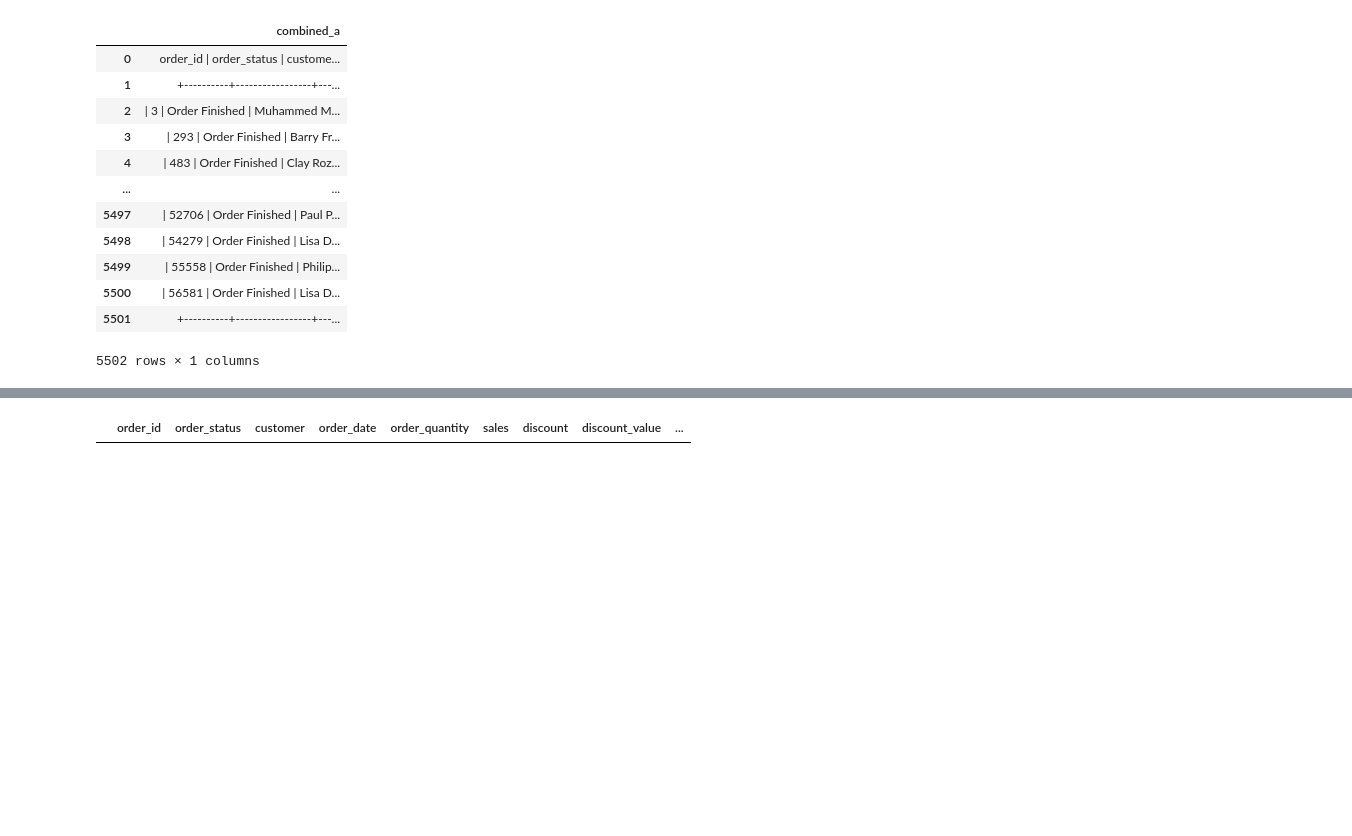
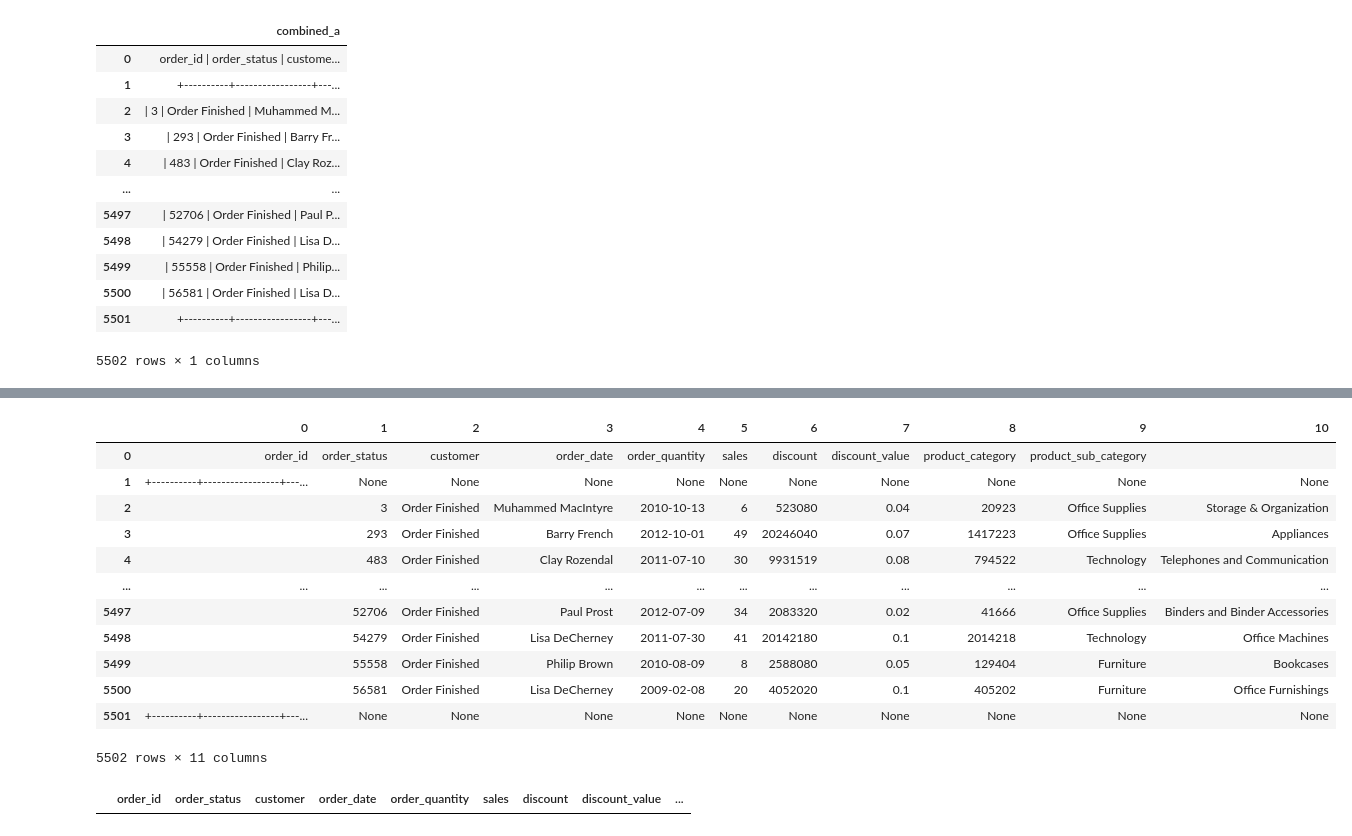
Before and after one commit to Ronit-Khorjuvekar4/pandas_30_days, a Jupyter notebook: Data Types & Conversion/Untitled.ipynb, the cells around one changed output, grey strips where cells are left out. Saved outputs shown, nothing was run; the diff lists cells and outputs as text; code cells hidden in the pictures; blank space fills up the shorter version.

```diff
--- a/Data Types & Conversion/Untitled.ipynb
+++ b/Data Types & Conversion/Untitled.ipynb
@@ -23,5 +38,20 @@ df = df['combined_a'].str.split("|",expand=True)
 # %%
 df = df.drop(11,axis=1)
+df
+# %% [output]
+|  | 0 | 1 | 2 | 3 | 4 | 5 | 6 | 7 | 8 | 9 | 10 |
+| 0 | order_id | order_status | customer | order_date | order_quantity | sales | discount | discount_value | product_category | product_sub_category |  |
+| 1 | +----------+-----------------+---... | None | None | None | None | None | None | None | None | None | None |
+| 2 |  | 3 | Order Finished | Muhammed MacIntyre | 2010-10-13 | 6 | 523080 | 0.04 | 20923 | Office Supplies | Storage & Organization |
+| 3 |  | 293 | Order Finished | Barry French | 2012-10-01 | 49 | 20246040 | 0.07 | 1417223 | Office Supplies | Appliances |
+| 4 |  | 483 | Order Finished | Clay Rozendal | 2011-07-10 | 30 | 9931519 | 0.08 | 794522 | Technology | Telephones and Communication |
+| ... | ... | ... | ... | ... | ... | ... | ... | ... | ... | ... | ... |
+| 5497 |  | 52706 | Order Finished | Paul Prost | 2012-07-09 | 34 | 2083320 | 0.02 | 41666 | Office Supplies | Binders and Binder Accessories |
+| 5498 |  | 54279 | Order Finished | Lisa DeCherney | 2011-07-30 | 41 | 20142180 | 0.1 | 2014218 | Technology | Office Machines |
+| 5499 |  | 55558 | Order Finished | Philip Brown | 2010-08-09 | 8 | 2588080 | 0.05 | 129404 | Furniture | Bookcases |
+| 5500 |  | 56581 | Order Finished | Lisa DeCherney | 2009-02-08 | 20 | 4052020 | 0.1 | 405202 | Furniture | Office Furnishings |
+| 5501 | +----------+-----------------+---... | None | None | None | None | None | None | None | None | None | None |
+5502 rows × 11 columns
 # %%
 new_col = list(filter(lambda x : x != "",list(df.iloc[0].str.strip())))
 new_df = pd.DataFrame(columns=new_col)
```
Also changed, not shown: parts of 6 cells of this notebook, 1 other file.
